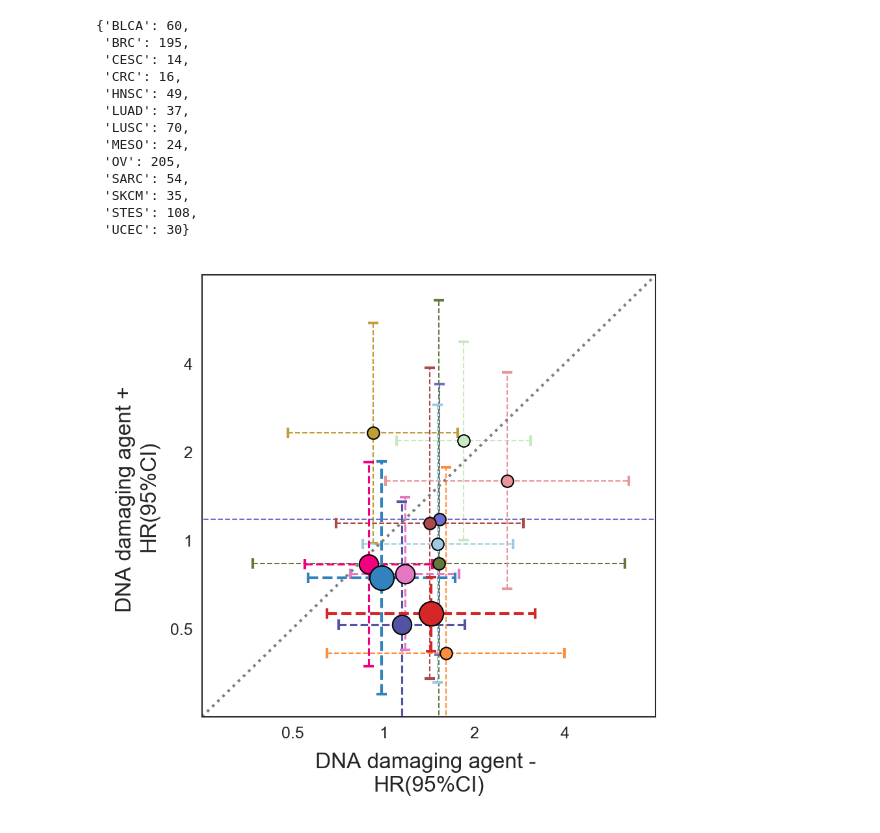
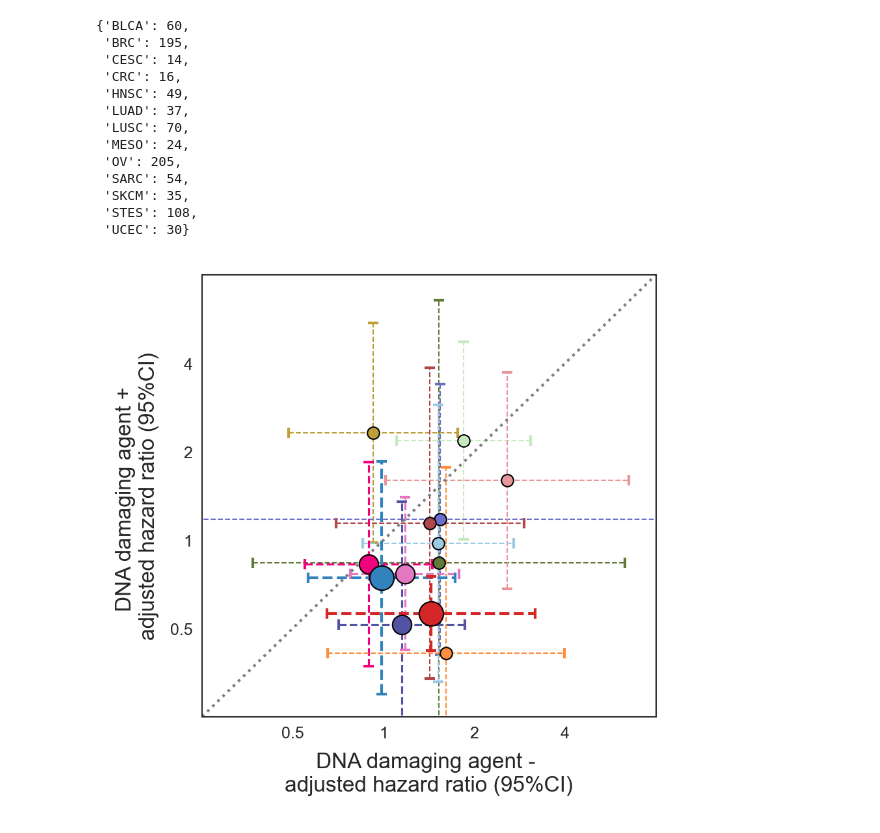
Before and after one commit to shirotak/pancancer_hrd_analysis, a Jupyter notebook: script/FIgure5ABC.ipynb, the cells around one changed output. Cells and saved outputs as stored; diff of their text form; code cells hidden in the pictures.

```diff
--- a/script/FIgure5ABC.ipynb
+++ b/script/FIgure5ABC.ipynb
@@ -74,7 +74,7 @@ def KMplot(data, duration="OS",duration_limit=None,event="Death",category=None,
             # options
             options={}
             if colors:
-                options["c"]=colors[i]
+                options["color"]=colors[i]
             if linewidth:
                 if type(linewidth)==list:
                     options["lw"]=linewidth[i]
@@ -694,33 +704,33 @@ for i,cancer in enumerate(selected_cancers_order):
     y1=float( hr_d)
     y1l=float( ci_d.split("-")[0] )
     y1u=float( ci_d.split("-")[1] )
     x2,x2l,x2u,y2,y2l,y2u=list( np.log2([x1,x1l,x1u,y1,y1l,y1u]))
     n_sample=dict_hrd_cancer_count_total[cancer]
     if n_sample<60:
         size=20
         linewidth=0.5
     elif n_sample<120:
         size=50
         linewidth=0.75
     else:
         size=80
         linewidth=1
     ax.scatter( x2,y2,facecolor=[colors[i]],s=size,linewidth=0.5, edgecolor="k",zorder=3)
     ax.plot([x2l,x2u] ,[y2,y2], c=colors[i],marker="|",linestyle="dashed",linewidth=linewidth,ms=4)
     ax.plot([x2,x2] ,[y2l,y2u], c=colors[i],marker="_",linestyle="dashed",linewidth=linewidth,ms=4)
 
 ax.set_title('',fontsize=16)
-ax.set_xlabel('DNA damaging agent - \nHR(95%CI)',fontsize=8)
-ax.set_ylabel('DNA damaging agent + \nHR(95%CI)',fontsize=8)
+ax.set_xlabel('DNA damaging agent - \nadjusted hazard ratio (95%CI)',fontsize=8)
+ax.set_ylabel('DNA damaging agent + \nadjusted hazard ratio (95%CI)',fontsize=8)
 ax.tick_params(labelsize=6)
 ax.set_xlim(-2,3)
 ax.set_ylim(-2,3)
 ax.set_xticks([-1,0,1,2])
 ax.set_xticklabels([0.5,1,2,4])
 ax.set_yticks([-1,0,1,2])
 ax.set_yticklabels([0.5,1,2,4])
 
 ax.plot([-2,4],[-2,4],color="grey",linestyle="dotted",linewidth=1)
 plt.savefig(path_to_results+"Figure5C.png",bbox_inches="tight")
 # %% [output]
-[figure, old version]
+[figure, new version]
```
Also changed, not shown: parts of 9 cells of this notebook, 37 other files.
